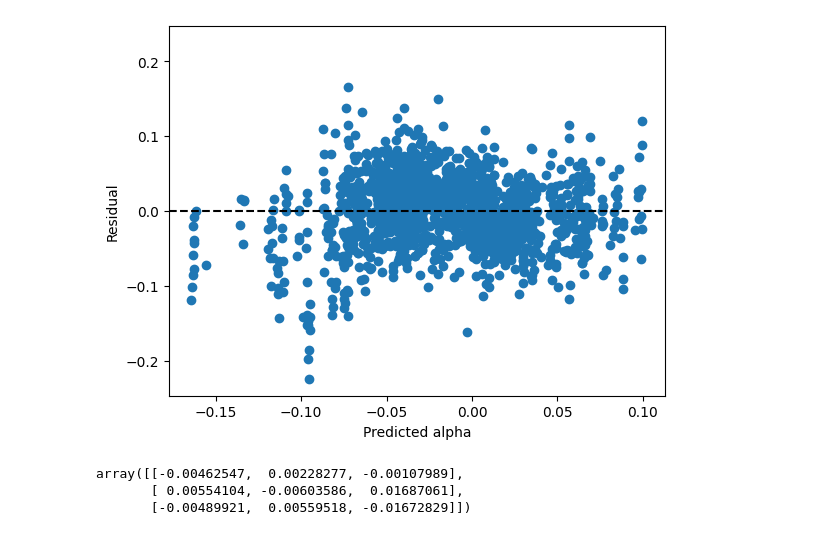
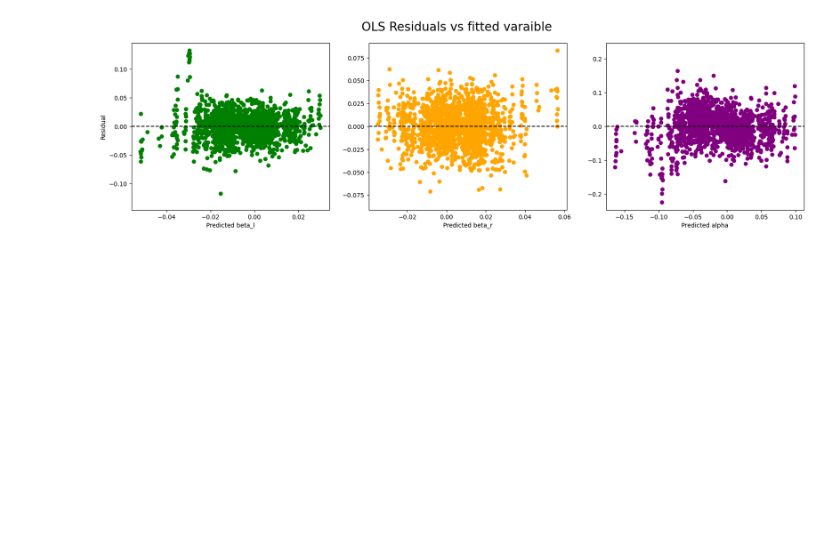
Before and after one commit to jprogrammer13/drp_course_2023, a Jupyter notebook: notebooks/data_analisys.ipynb, the cells around one changed output. Cells and saved outputs as stored; diff of their text form; code cells hidden in the pictures; blank space fills up the shorter version.

```diff
--- a/notebooks/data_analisys.ipynb
+++ b/notebooks/data_analisys.ipynb
@@ -96,4 +106,26 @@ plt.show()
 # %%
 X = np.column_stack((np.ones(len(omega_l)), omega_l, omega_r))
 Y = np.column_stack((beta_l, beta_r, alpha))
+# %%
+# WLS regressor
+
+weights_l = np.ones_like(Y[...,0])
+weights_r = np.ones_like(Y[...,0])
+weights_alpha = np.ones_like(Y[...,0])
+
+
+W_l = np.diag(weights_l)
+W_r = np.diag(weights_r)
+W_alpha = np.diag(weights_alpha)
+
+W = block_diag(W_l, W_r, W_alpha)
+
+X_expanded = np.kron(np.eye(3), X)
+
+XTWX_inv = np.linalg.inv(X_expanded.T @ W @ X_expanded)
+XTWy = X_expanded.T @ W @ Y.flatten(order='F')
+theta_hat_ols_flat = XTWX_inv @ XTWy
+
+theta_hat_ols = theta_hat_ols_flat.reshape(3, -1).T
+y_hat_ols = X @ theta_hat_ols
 # %%
@@ -134,19 +142,44 @@ plt.show()
-# %%
-bound = max(abs(residuals_ols[...,2].min()),abs(residuals_ols[...,2].max()))
-plt.ylim(-bound*1.1, bound*1.1)
-plt.scatter(y_hat_ols[...,2], residuals_ols[...,2])
-plt.axhline(0,linestyle='--', color='black')
-plt.xlabel("Predicted alpha")
-plt.ylabel("Residual")
-plt.show()
-# %% [output]
-[figure, removed]
+# %%
+fig, ax = plt.subplots(1, 3, figsize=(20, 5))
+plt.suptitle("OLS Residuals vs fitted varaible", fontsize="20")
+
+bound = max(abs(residuals_ols[...,0].min()),abs(residuals_ols[...,0].max()))
+ax[0].set_ylim(-bound*1.1, bound*1.1)
+ax[0].scatter(y_hat_ols[...,0], residuals_ols[...,0], color="green")
+ax[0].axhline(0,linestyle='--', color='black')
+ax[0].set_xlabel("Predicted beta_l")
+ax[0].set_ylabel("Residual")
+
+bound = max(abs(residuals_ols[...,1].min()),abs(residuals_ols[...,1].max()))
+ax[1].set_ylim(-bound*1.1, bound*1.1)
+ax[1].scatter(y_hat_ols[...,1], residuals_ols[...,1], color="orange")
+ax[1].axhline(0,linestyle='--', color='black')
+ax[1].set_xlabel("Predicted beta_r")
+
+bound = max(abs(residuals_ols[...,2].min()),abs(residuals_ols[...,2].max()))
+ax[2].set_ylim(-bound*1.1, bound*1.1)
+ax[2].scatter(y_hat_ols[...,2], residuals_ols[...,2], color="purple")
+ax[2].axhline(0,linestyle='--', color='black')
+ax[2].set_xlabel("Predicted alpha")
+plt.show()
+# %% [output]
+[figure, added]
 # %%
 # WLS regressor
 
-weights_l = 1 / (residuals_ols[:, 0] ** 2 + 1e-20)
-weights_r = 1 / (residuals_ols[:, 1] ** 2 + 1e-20)
-weights_alpha = 1 / (residuals_ols[:, 2] ** 2 + 1e-20)
+# weights_l = 1 / (residuals_ols[:, 0] ** 2 + 1e-10)
+# weights_r = 1 / (residuals_ols[:, 1] ** 2 + 1e-10)
+# weights_alpha = 1 / (residuals_ols[:, 2] ** 2 + 1e-10)
+
+weights_l = 1 / np.abs(residuals_ols[:, 0] + 1e-10)
+weights_r = 1 / np.abs(residuals_ols[:, 1] + 1e-10)
+weights_alpha = 1 / np.abs(residuals_ols[:, 2] + 1e-10)
+
+
+# weights_l = 1 / (y_hat_ols[:, 0] ** 2 + 1e-10)
+# weights_r = 1 / (y_hat_ols[:, 1] ** 2 + 1e-10)
+# weights_alpha = 1 / (y_hat_ols[:, 2] ** 2 + 1e-10)
+
 
 W_l = np.diag(weights_l)
 W_r = np.diag(weights_r)
@@ -162,11 +195,5 @@ theta_hat_wls_flat = XTWX_inv @ XTWy
 
 theta_hat_wls = theta_hat_wls_flat.reshape(3, -1).T
 y_hat_wls = X @ theta_hat_wls
-
-theta_hat_wls
-# %% [output]
-array([[-0.00462547,  0.00228277, -0.00107989],
-       [ 0.00554104, -0.00603586,  0.01687061],
-       [-0.00489921,  0.00559518, -0.01672829]])
 # %%
 residuals_wls = Y - y_hat_wls
```
Also changed, not shown: parts of 23 cells of this notebook, 1 other file.
